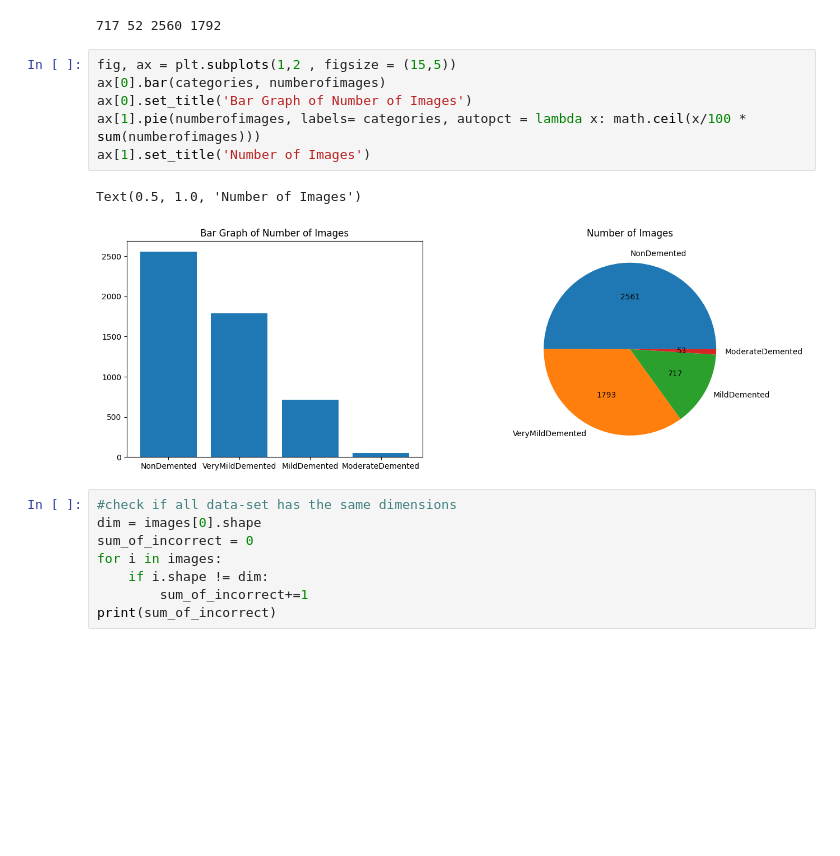
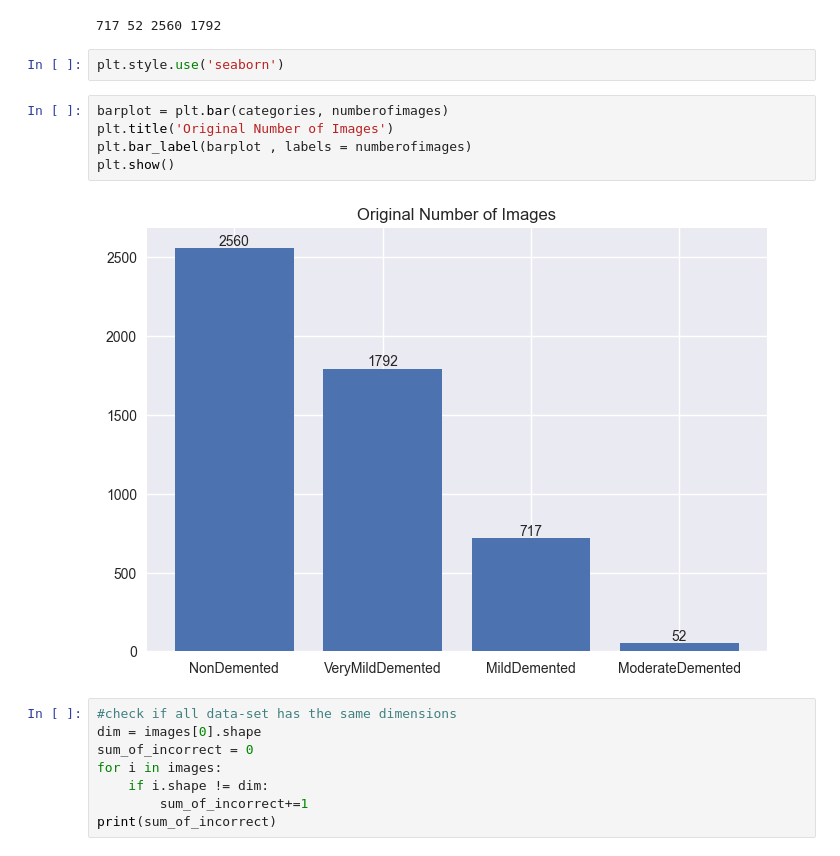
Before and after one commit to Shiraishie/Alzheimer-Detection, a Jupyter notebook: Alzheimer.ipynb, the cells around one changed output. Cells and saved outputs as stored; diff of their text form; blank space fills up the shorter version.

```diff
--- a/Alzheimer.ipynb
+++ b/Alzheimer.ipynb
@@ -70,15 +71,15 @@ NonDemented[0].shape
 print(len(MildDemented), len(ModerateDemented),len(NonDemented),len(VeryMildDemented))
 # %% [output]
 717 52 2560 1792
-# %%
-fig, ax = plt.subplots(1,2 , figsize = (15,5))
-ax[0].bar(categories, numberofimages)
-ax[0].set_title('Bar Graph of Number of Images')
-ax[1].pie(numberofimages, labels= categories, autopct = lambda x: math.ceil(x/100 * sum(numberofimages)))
-ax[1].set_title('Number of Images')
-# %% [output]
-Text(0.5, 1.0, 'Number of Images')
-[figure, removed]
+# %%
+plt.style.use('seaborn')
+# %%
+barplot = plt.bar(categories, numberofimages)
+plt.title('Original Number of Images')
+plt.bar_label(barplot , labels = numberofimages)
+plt.show()
+# %% [output]
+[figure, added]
 # %%
 #check if all data-set has the same dimensions
 dim = images[0].shape
```
Also changed, not shown: parts of 21 cells of this notebook.
